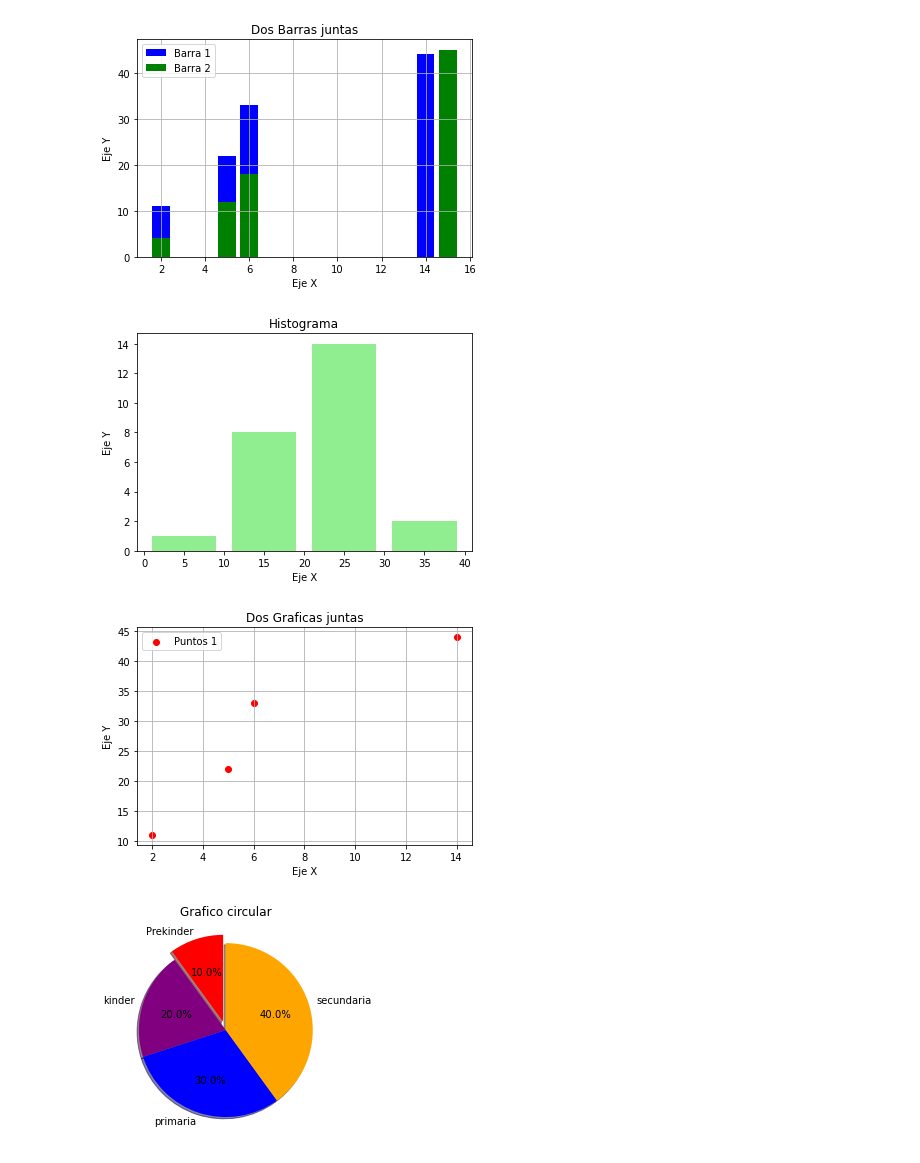
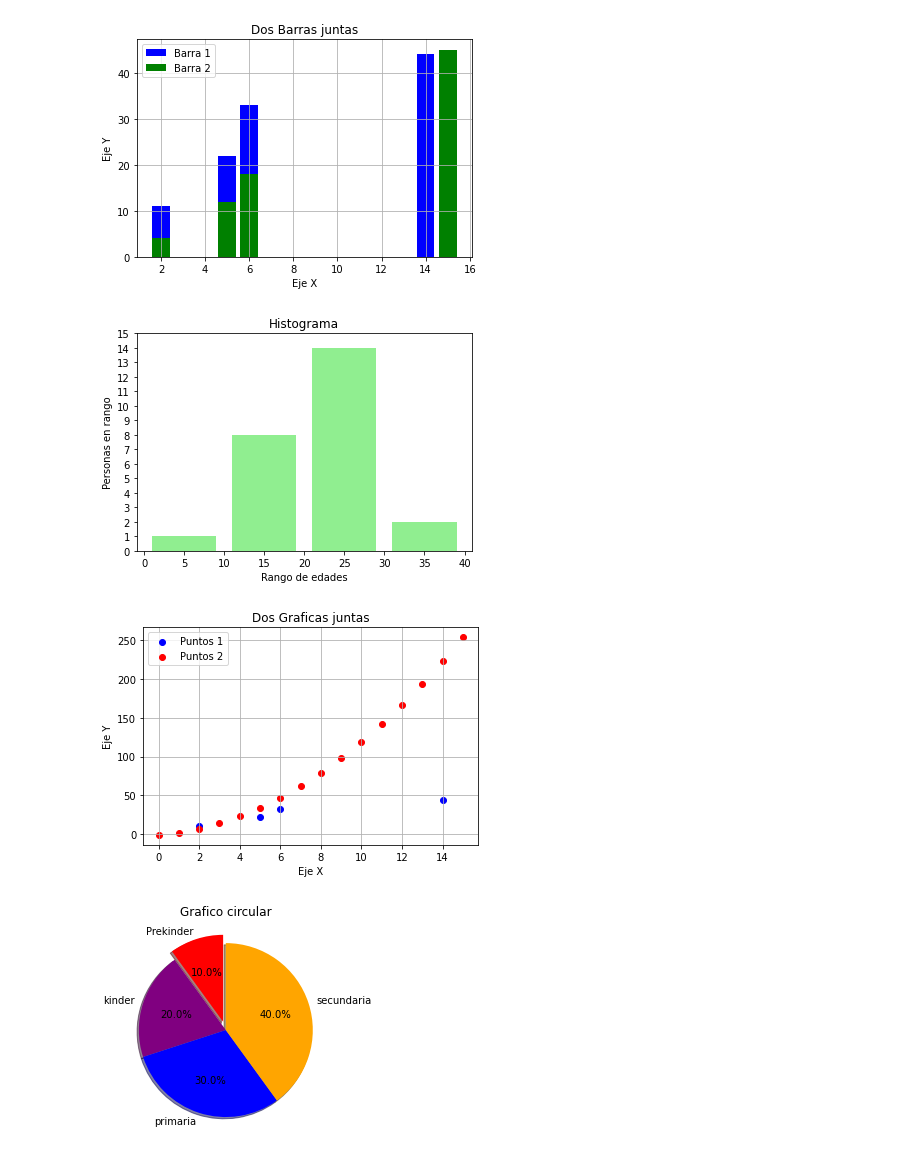
Before and after one commit to cesardiaz-utp/MisionTIC2022-Ciclo1-FundamentosDeProgramacion, a Jupyter notebook: clase14/01-graficas_matplotlib.ipynb, the cells around one changed output. Drawn from its saved outputs; the diff is of its cells as text; code cells hidden in the pictures.

```diff
--- a/clase14/01-graficas_matplotlib.ipynb
+++ b/clase14/01-graficas_matplotlib.ipynb
@@ -8,5 +8,8 @@ y1= [11,22,33,44]
 
 x2=[2,5,6,15]
 y2=[4,12,18,45]
+
+x3=list(range(16))
+y3=list(map(lambda x: x**2+2*x-1, x3))
 # %%
 #Graficar 2 lineas en la misma grid
@@ -42,23 +46,25 @@ Rangobin=[0,10,20,20,30,40]
 plt.hist(Datos, Rangobin, histtype='bar',rwidth=0.8, color='lightgreen')
 
 plt.title('Histograma')
-plt.xlabel('Eje X')
-plt.ylabel('Eje Y')
+plt.xlabel('Rango de edades')
+plt.ylabel('Personas en rango')
+plt.yticks(range(0, 16, 1)) # Poner los saltos en el eje y
 plt.show()
 # %% [output]
-[figure, old version]
+[figure, new version]
 # %%
 #Scatter
-plt.scatter(x1,y1, color="red",  label = 'Puntos 1')
+plt.scatter(x1,y1, color="blue",  label = 'Puntos 1')
+plt.scatter(x3,y3, color="red",  label = 'Puntos 2')
 
 plt.title('Dos Graficas juntas')
 plt.xlabel('Eje X')
 plt.ylabel('Eje Y')
 plt.legend()
 plt.grid()
 plt.show()
 # %% [output]
-[figure, old version]
+[figure, new version]
 # %%
 #Pie
 valores =[20,40,60,80]
```
Also changed, not shown: parts of 7 cells of this notebook, 14 other files.
